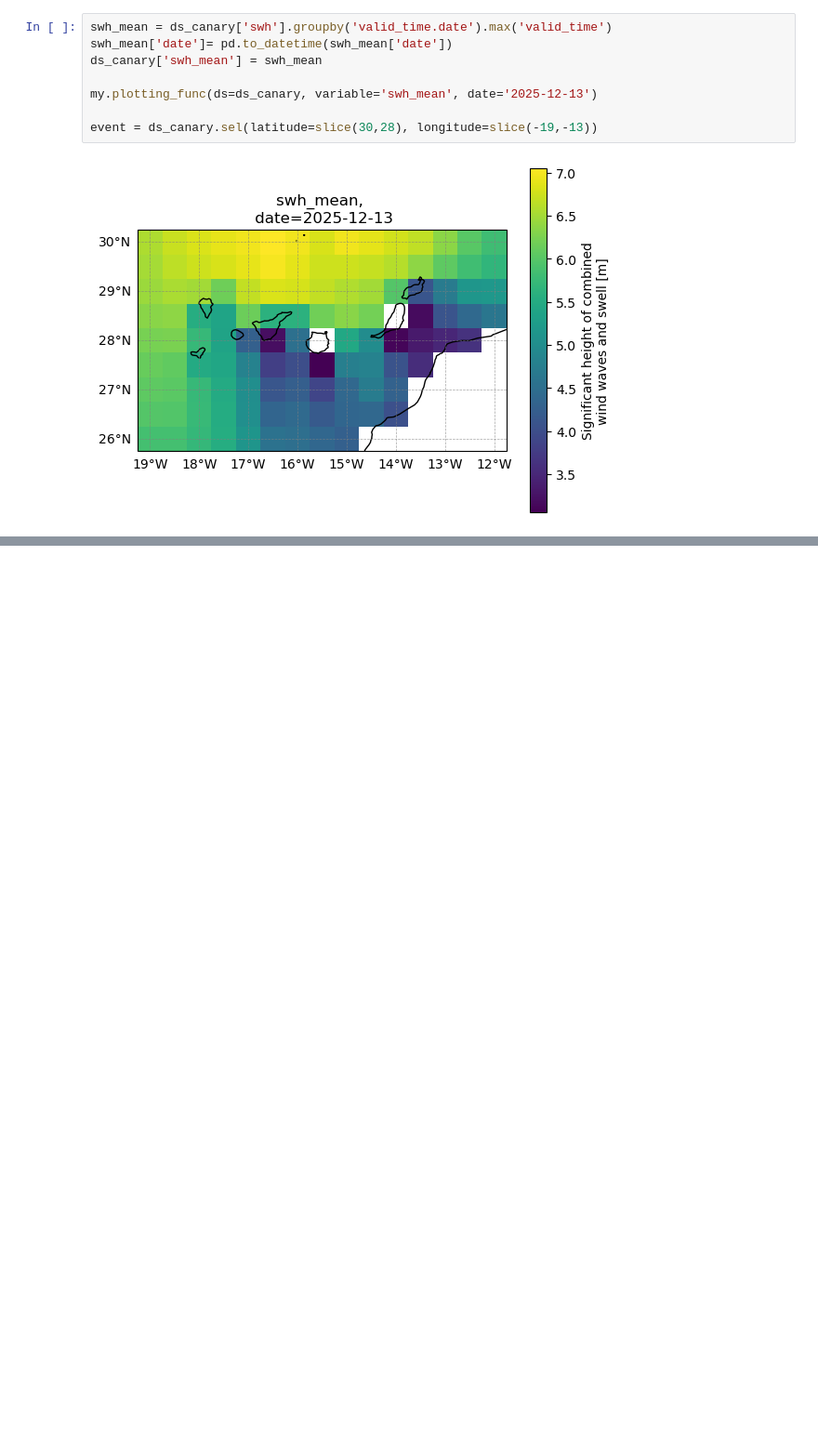
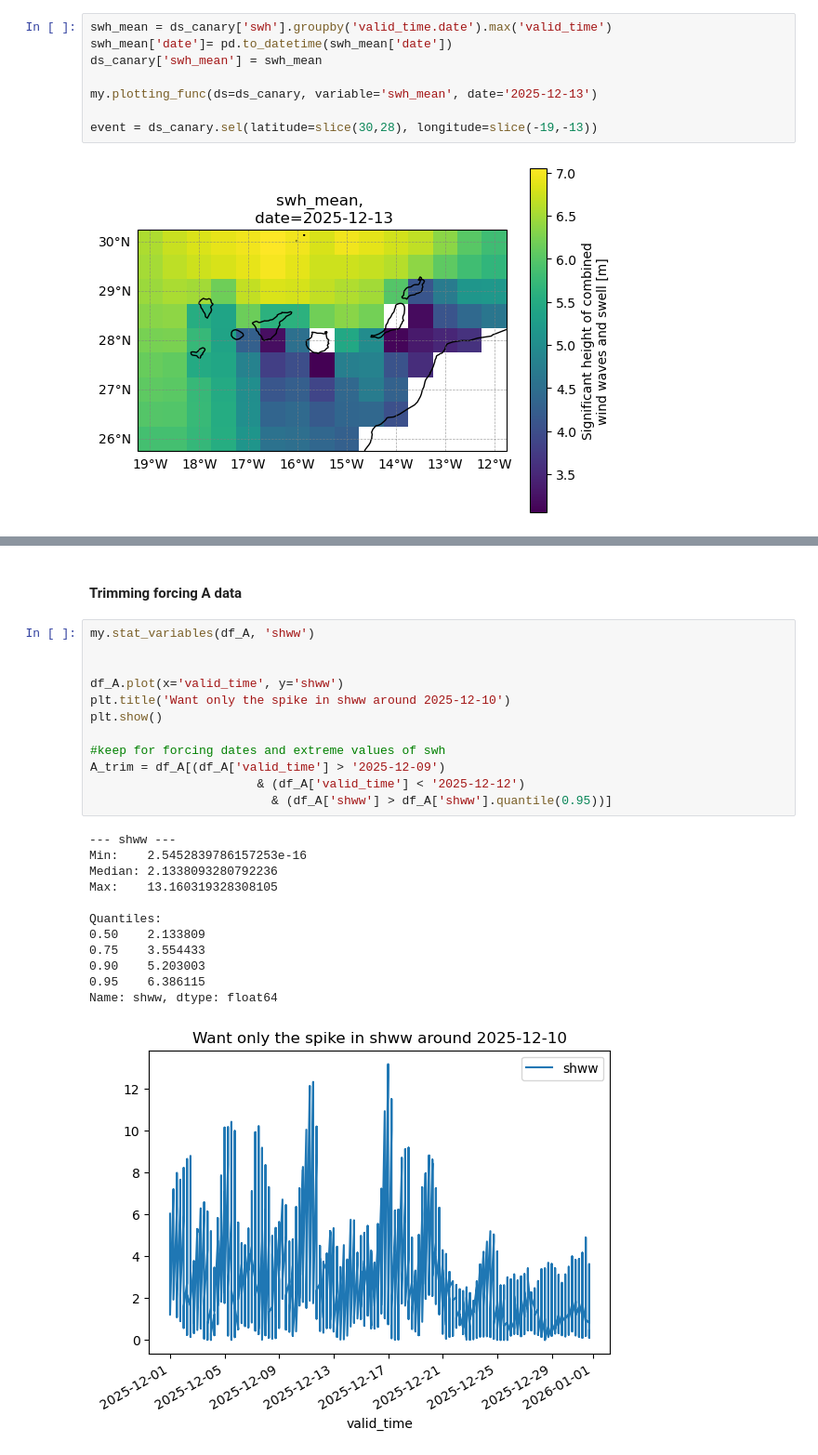
Before and after one commit to AnurovaPrykhodko/Atmospheric-ocean_coupling_analysis_extreme_wave_event, a Jupyter notebook: preprocessing.ipynb, the cells around one changed output, grey strips where cells are left out. Shown at 93% size. Saved outputs shown, nothing was run; the diff lists cells and outputs as text; blank space fills up the shorter version.

```diff
--- a/preprocessing.ipynb
+++ b/preprocessing.ipynb
@@ -224,0 +220,27 @@ df
+# %% [markdown]
+#### Trimming forcing A data
+# %%
+my.stat_variables(df_A, 'shww')
+
+
+df_A.plot(x='valid_time', y='shww')
+plt.title('Want only the spike in shww around 2025-12-10')
+plt.show()
+
+#keep for forcing dates and extreme values of swh
+A_trim = df_A[(df_A['valid_time'] > '2025-12-09')
+                       & (df_A['valid_time'] < '2025-12-12')
+                         & (df_A['shww'] > df_A['shww'].quantile(0.95))]
+# %% [output]
+--- shww ---
+Min:    2.5452839786157253e-16
+Median: 2.1338093280792236
+Max:    13.160319328308105
+
+Quantiles:
+0.50    2.133809
+0.75    3.554433
+0.90    5.203003
+0.95    6.386115
+Name: shww, dtype: float64
+[figure, added]
```
Also changed, not shown: parts of 12 cells of this notebook.
